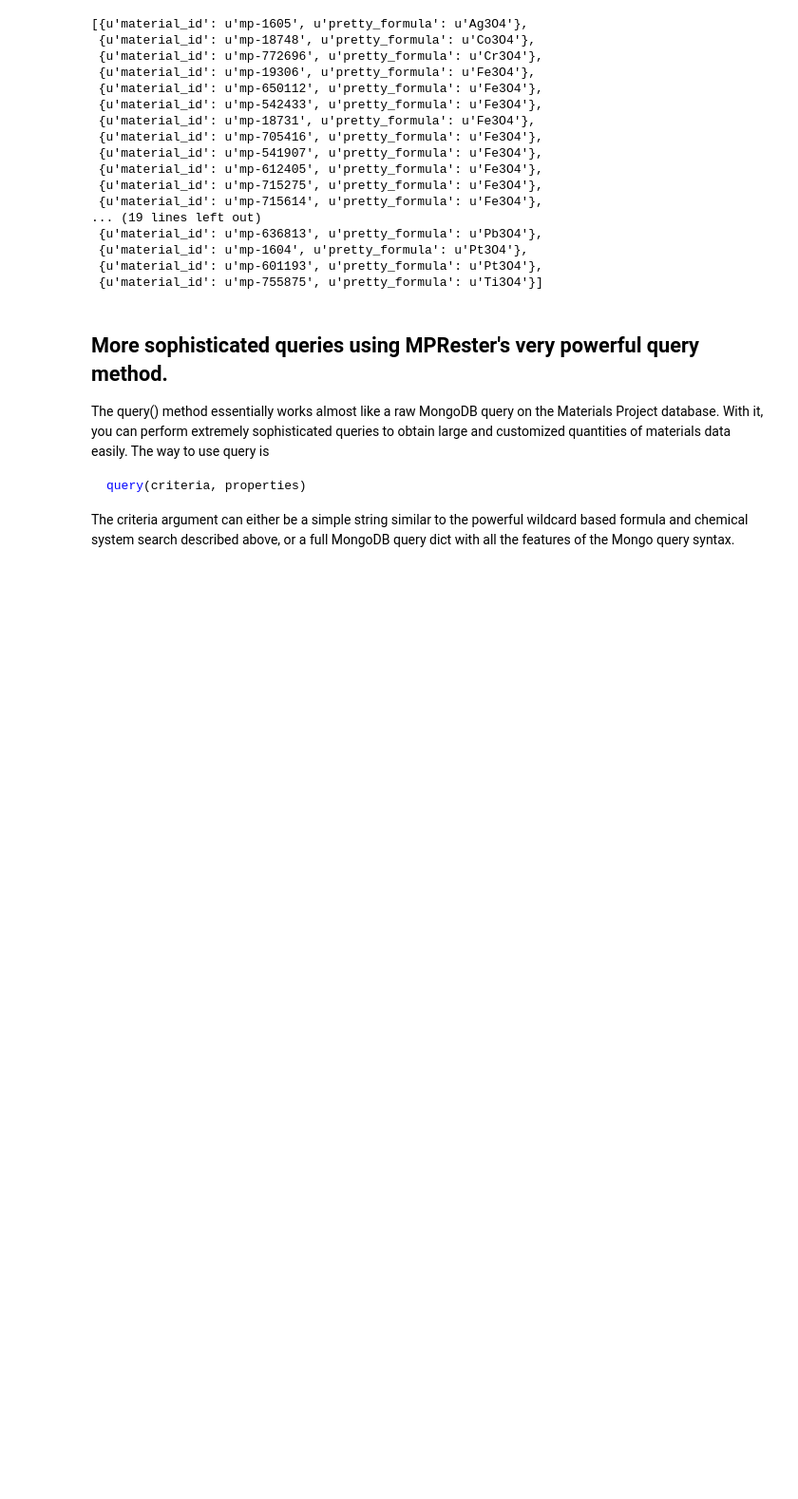
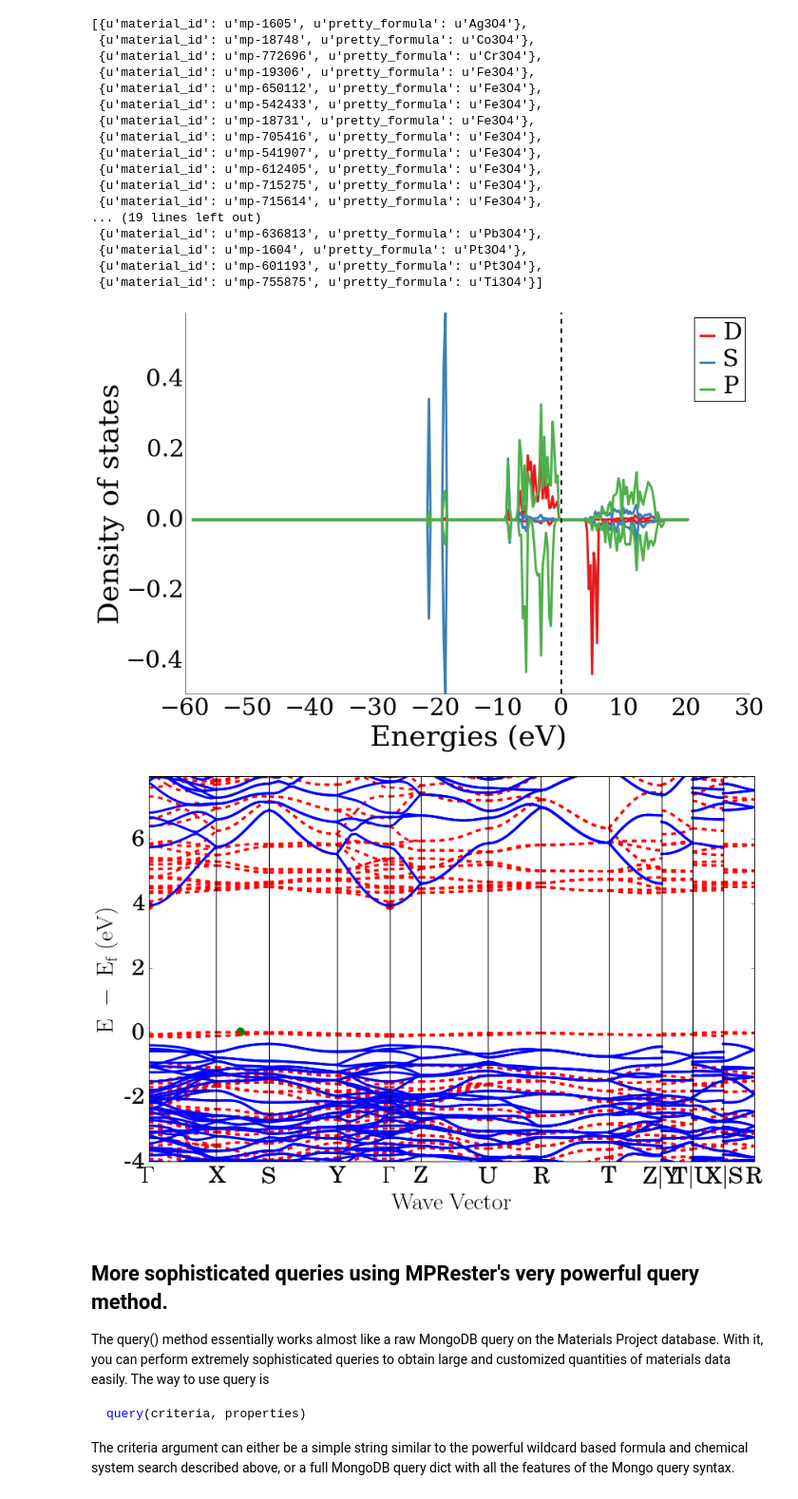
Before and after one commit to materialsproject/mapidoc, a Jupyter notebook: example_notebooks/Using the Materials API with Python.ipynb, the cells around one changed output. Shown: that part at 95% size. Saved outputs shown, nothing was run; the diff lists cells and outputs as text; code cells hidden in the pictures; blank space fills up the shorter version.

```diff
--- a/example_notebooks/Using the Materials API with Python.ipynb
+++ b/example_notebooks/Using the Materials API with Python.ipynb
@@ -70,6 +70,24 @@ pprint(m.get_data("*3O4", prop="pretty_formula"))
  {u'material_id': u'mp-1604', u'pretty_formula': u'Pt3O4'},
  {u'material_id': u'mp-601193', u'pretty_formula': u'Pt3O4'},
  {u'material_id': u'mp-755875', u'pretty_formula': u'Ti3O4'}]
+# %%
+# Getting a DOS object and plotting it. Bandstructures are similar.
+
+dos = m.get_dos_by_material_id("mp-19017")
+bs = m.get_bandstructure_by_material_id("mp-19017")
+
+from pymatgen.electronic_structure.plotter import DosPlotter, BSPlotter
+%matplotlib inline
+
+dos_plotter = DosPlotter()
+dos_plotter.add_dos_dict(dos.get_spd_dos())
+dos_plotter.show()
+
+bs_plotter = BSPlotter(bs)
+bs_plotter.show()
+# %% [output]
+[figure, added]
+[figure, added]
 # %% [markdown]
 ## More sophisticated queries using MPRester's very powerful query method.
 
```
Also changed, not shown: parts of 10 cells of this notebook.
